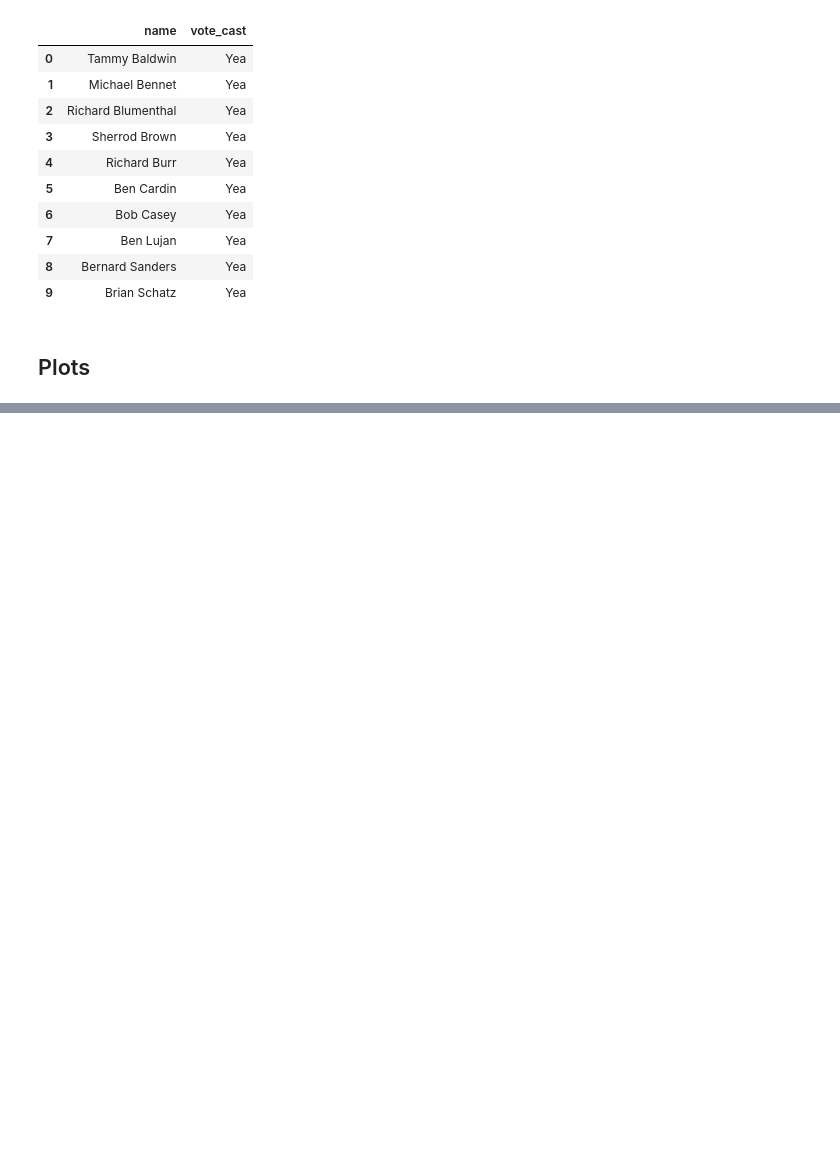
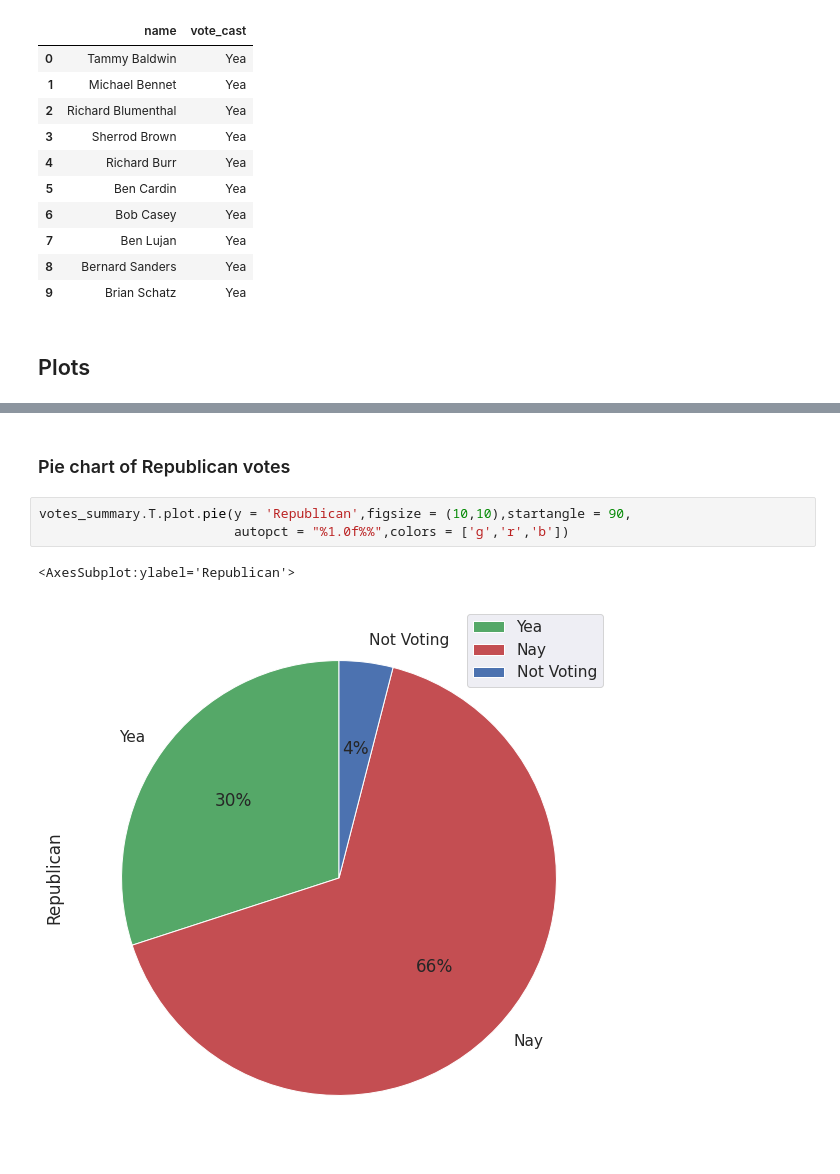
Before and after one commit to jishnujp/US_senate_roll_call, a Jupyter notebook: voteSummary.ipynb, the cells around one changed output, grey strips where cells are left out. Drawn from its saved outputs; the diff is of its cells as text; blank space fills up the shorter version.

```diff
--- a/voteSummary.ipynb
+++ b/voteSummary.ipynb
@@ -162,0 +182,8 @@ display(names.loc[(names.name.str.contains('B')) & (names.vote_cast == 'Yea')].r
+# %% [markdown]
+### Pie chart of Republican votes
+# %%
+votes_summary.T.plot.pie(y = 'Republican',figsize = (10,10),startangle = 90,
+                         autopct = "%1.0f%%",colors = ['g','r','b'])
+# %% [output]
+<AxesSubplot:ylabel='Republican'>
+[figure, added]
```
Also changed, not shown: parts of 10 cells of this notebook.
